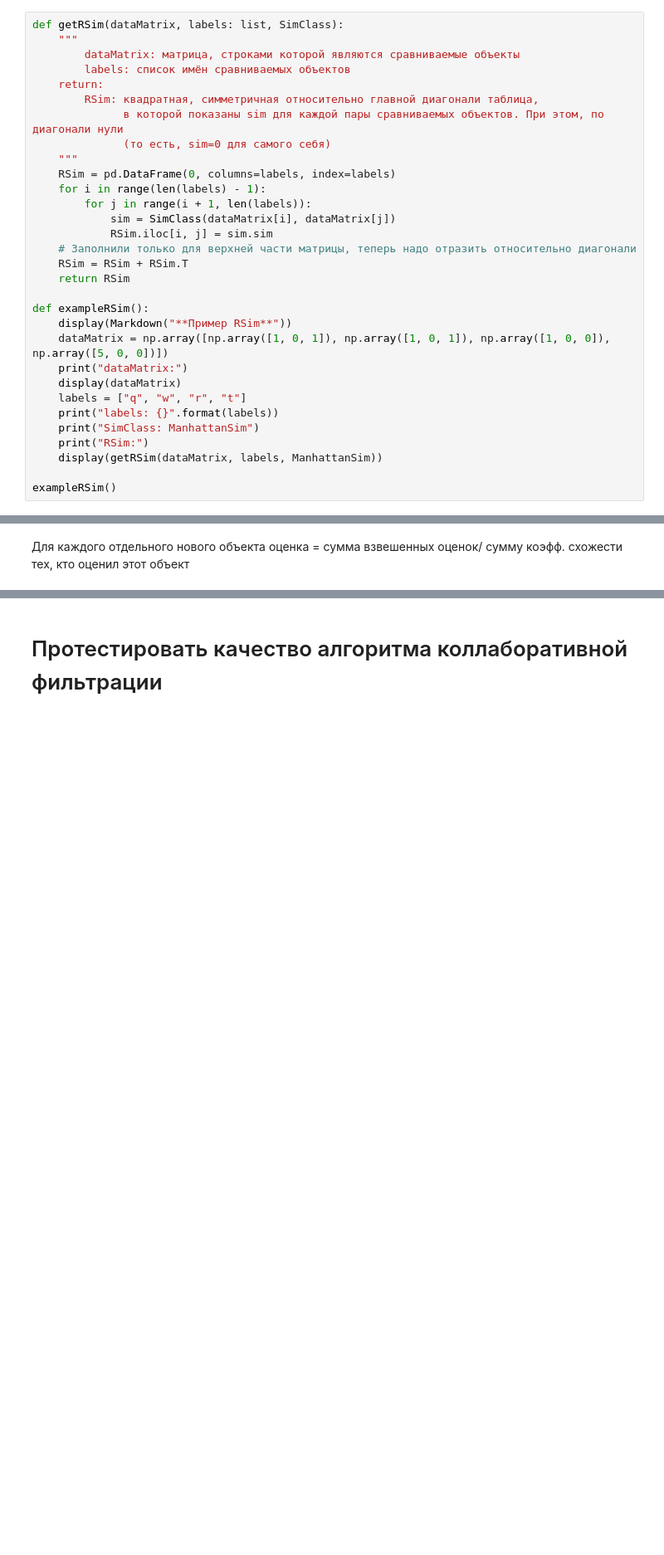
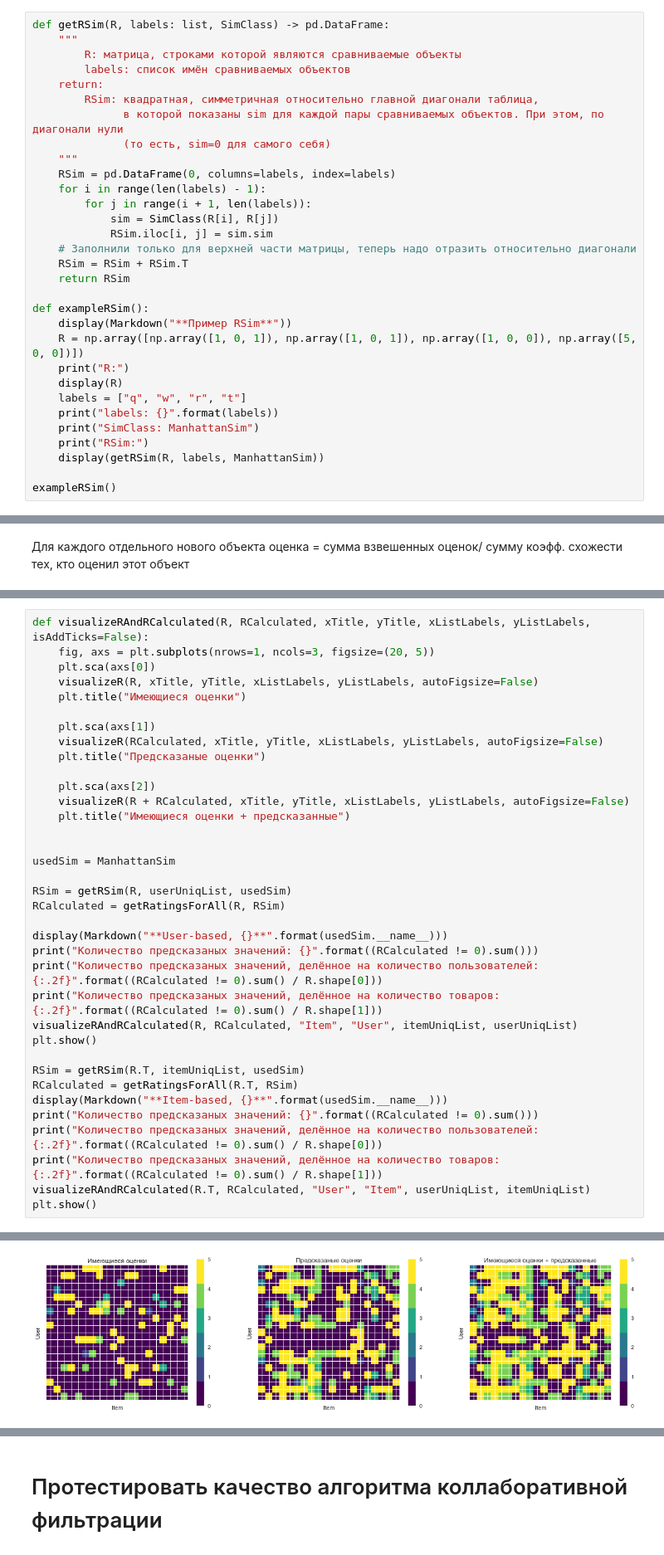
Before and after one commit to Copatych/ngtu_intell_systems, a Jupyter notebook: lab_work_1_2.ipynb, the cells around one changed output, grey strips where cells are left out. Shown: that part at 83% size. Cells and saved outputs as stored; diff of their text form; blank space fills up the shorter version.

```diff
--- a/lab_work_1_2.ipynb
+++ b/lab_work_1_2.ipynb
@@ -401,9 +417,9 @@ class CosinusSim(Sim):
 
 *(Это немного отличается от пошагового задания, но конечный результат будет одинаковым).*
 # %%
-def getRSim(dataMatrix, labels: list, SimClass):
+def getRSim(R, labels: list, SimClass) -> pd.DataFrame:
     """
-        dataMatrix: матрица, строками которой являются сравниваемые объекты
+        R: матрица, строками которой являются сравниваемые объекты
         labels: список имён сравниваемых объектов
     return:
         RSim: квадратная, симметричная относительно главной диагонали таблица,
@@ -413,7 +429,7 @@ def getRSim(dataMatrix, labels: list, SimClass):
     RSim = pd.DataFrame(0, columns=labels, index=labels)
     for i in range(len(labels) - 1):
         for j in range(i + 1, len(labels)):
-            sim = SimClass(dataMatrix[i], dataMatrix[j])
+            sim = SimClass(R[i], R[j])
             RSim.iloc[i, j] = sim.sim
     # Заполнили только для верхней части матрицы, теперь надо отразить относительно диагонали
     RSim = RSim + RSim.T
@@ -421,14 +437,14 @@ def getRSim(dataMatrix, labels: list, SimClass):
 
 def exampleRSim():
     display(Markdown("**Пример RSim**"))
-    dataMatrix = np.array([np.array([1, 0, 1]), np.array([1, 0, 1]), np.array([1, 0, 0]), np.array([5, 0, 0])])
-    print("dataMatrix:")
-    display(dataMatrix)
+    R = np.array([np.array([1, 0, 1]), np.array([1, 0, 1]), np.array([1, 0, 0]), np.array([5, 0, 0])])
+    print("R:")
+    display(R)
     labels = ["q", "w", "r", "t"]
     print("labels: {}".format(labels))
     print("SimClass: ManhattanSim")
     print("RSim:")
-    display(getRSim(dataMatrix, labels, ManhattanSim))
+    display(getRSim(R, labels, ManhattanSim))
 
 exampleRSim()
 # %% [output]
@@ -470,0 +571,37 @@ def topMatches(RSim, label, k=5):
+# %%
+def visualizeRAndRCalculated(R, RCalculated, xTitle, yTitle, xListLabels, yListLabels, isAddTicks=False):
+    fig, axs = plt.subplots(nrows=1, ncols=3, figsize=(20, 5))
+    plt.sca(axs[0])
+    visualizeR(R, xTitle, yTitle, xListLabels, yListLabels, autoFigsize=False)
+    plt.title("Имеющиеся оценки")
+
+    plt.sca(axs[1])
+    visualizeR(RCalculated, xTitle, yTitle, xListLabels, yListLabels, autoFigsize=False)
+    plt.title("Предсказаные оценки")
+
+    plt.sca(axs[2])
+    visualizeR(R + RCalculated, xTitle, yTitle, xListLabels, yListLabels, autoFigsize=False)
+    plt.title("Имеющиеся оценки + предсказанные")
+
+
+usedSim = ManhattanSim
+
+RSim = getRSim(R, userUniqList, usedSim)
+RCalculated = getRatingsForAll(R, RSim)
+
+display(Markdown("**User-based, {}**".format(usedSim.__name__)))
+print("Количество предсказаных значений: {}".format((RCalculated != 0).sum()))
+print("Количество предсказаных значений, делённое на количество пользователей: {:.2f}".format((RCalculated != 0).sum() / R.shape[0]))
+print("Количество предсказаных значений, делённое на количество товаров: {:.2f}".format((RCalculated != 0).sum() / R.shape[1]))
+visualizeRAndRCalculated(R, RCalculated, "Item", "User", itemUniqList, userUniqList)
+plt.show()
+
+RSim = getRSim(R.T, itemUniqList, usedSim)
+RCalculated = getRatingsForAll(R.T, RSim)
+display(Markdown("**Item-based, {}**".format(usedSim.__name__)))
+print("Количество предсказаных значений: {}".format((RCalculated != 0).sum()))
+print("Количество предсказаных значений, делённое на количество пользователей: {:.2f}".format((RCalculated != 0).sum() / R.shape[0]))
+print("Количество предсказаных значений, делённое на количество товаров: {:.2f}".format((RCalculated != 0).sum() / R.shape[1]))
+visualizeRAndRCalculated(R.T, RCalculated, "User", "Item", userUniqList, itemUniqList)
+plt.show()
+# %% [output]
@@ -470,0 +612 @@ def topMatches(RSim, label, k=5):
+[figure, added]
```
Also changed, not shown: parts of 34 cells of this notebook.
